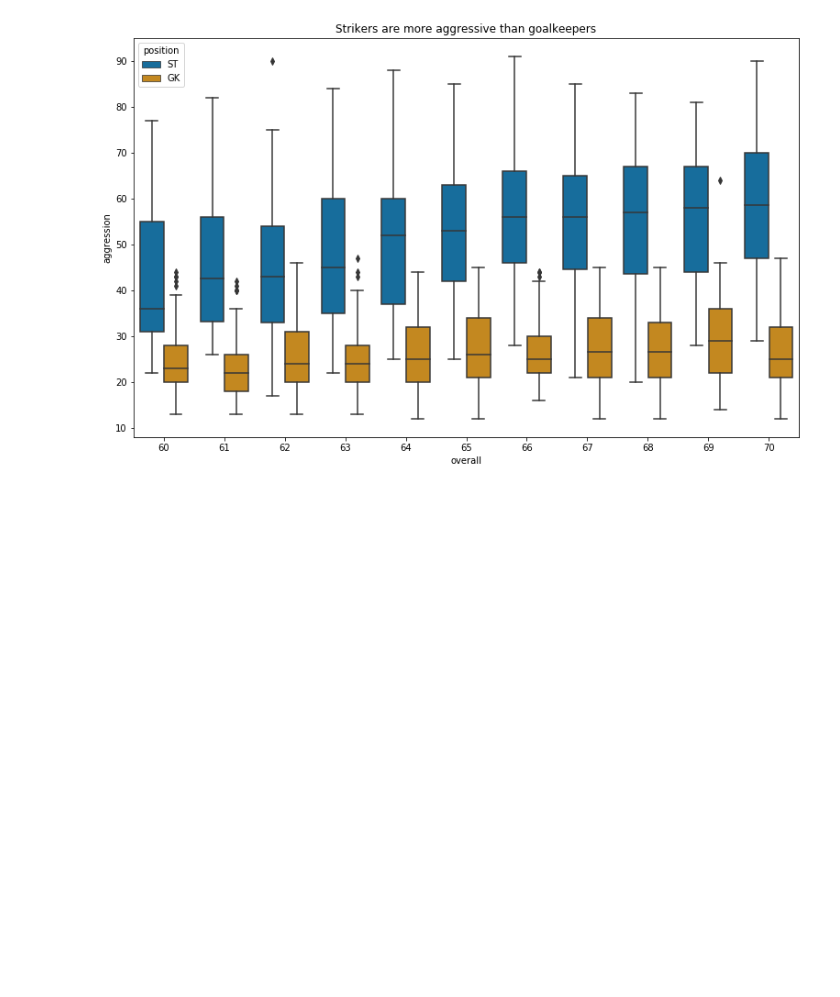
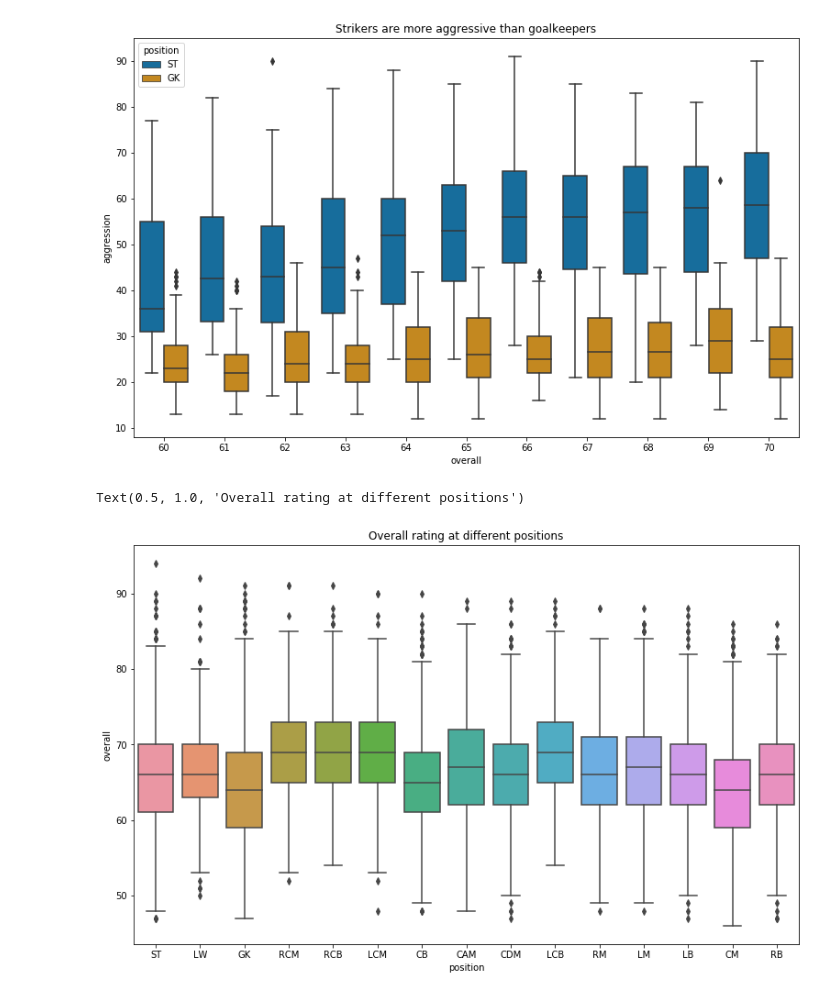
Before and after one commit to shobhitshah/fifa19-player-stats, a Jupyter notebook: scripts/fifa19.ipynb, the cells around one changed output. Drawn from its saved outputs; the diff is of its cells as text; code cells hidden in the pictures; blank space fills up the shorter version.

```diff
--- a/scripts/fifa19.ipynb
+++ b/scripts/fifa19.ipynb
@@ -218,3 +220,20 @@ sns.boxplot(x="overall"
 # %% [output]
 Text(0.5, 1.0, 'Strikers are more aggressive than goalkeepers')
 [figure]
+# %%
+pf=train.position.value_counts().head(15).index
+
+f = (train
+         .loc[train['position'].isin(pf)]
+         .loc[:, ['nvalue', 'overall', 'aggression', 'position', 'nwage']]
+    )
+
+plt.figure(figsize=(13, 8))
+sns.set_palette("colorblind")
+sns.boxplot(x="position"
+            , y="overall"
+            #, hue='position'
+            , data=f).set_title("Overall rating at different positions")
+# %% [output]
+Text(0.5, 1.0, 'Overall rating at different positions')
+[figure, added]
```
Also changed, not shown: parts of 4 cells of this notebook.
